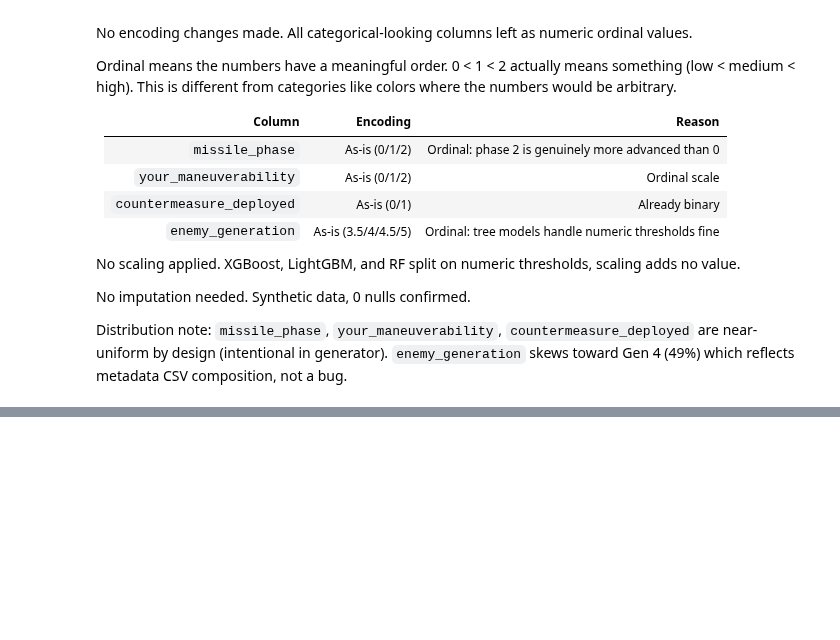
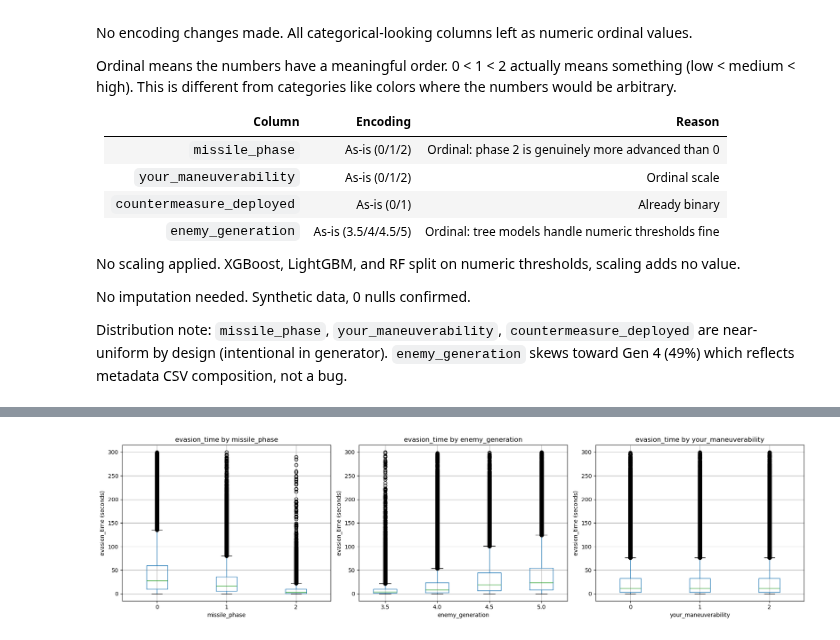
Before and after one commit to Eakempreet/ATAS_Project, a Jupyter notebook: notebooks/02_eta_regressor/02_eta_regressor.ipynb, the cells around one changed output, grey strips where cells are left out. Cells and saved outputs as stored; diff of their text form; code cells hidden in the pictures; blank space fills up the shorter version.

```diff
--- a/notebooks/02_eta_regressor/02_eta_regressor.ipynb
+++ b/notebooks/02_eta_regressor/02_eta_regressor.ipynb
@@ -392,0 +516,16 @@ Distribution note: `missile_phase`, `your_maneuverability`, `countermeasure_depl
+# %%
+# Plotting Boxplot between evaison time and categorical data
+
+fig, axis = plt.subplots(1, 3, figsize=(18, 5))
+
+for ax, col in zip(axis, ['missile_phase', 'enemy_generation', 'your_maneuverability']):
+    aircraft_df.boxplot(column='evasion_time', by=col, ax=ax)
+    ax.set_title(f'evasion_time by {col}')
+    ax.set_xlabel(col)
+    ax.set_ylabel('evasion_time (seconds)')
+
+plt.suptitle('')
+plt.tight_layout()
+plt.show();
+# %% [output]
+[figure, added]
```
Also changed, not shown: parts of 7 cells of this notebook.
